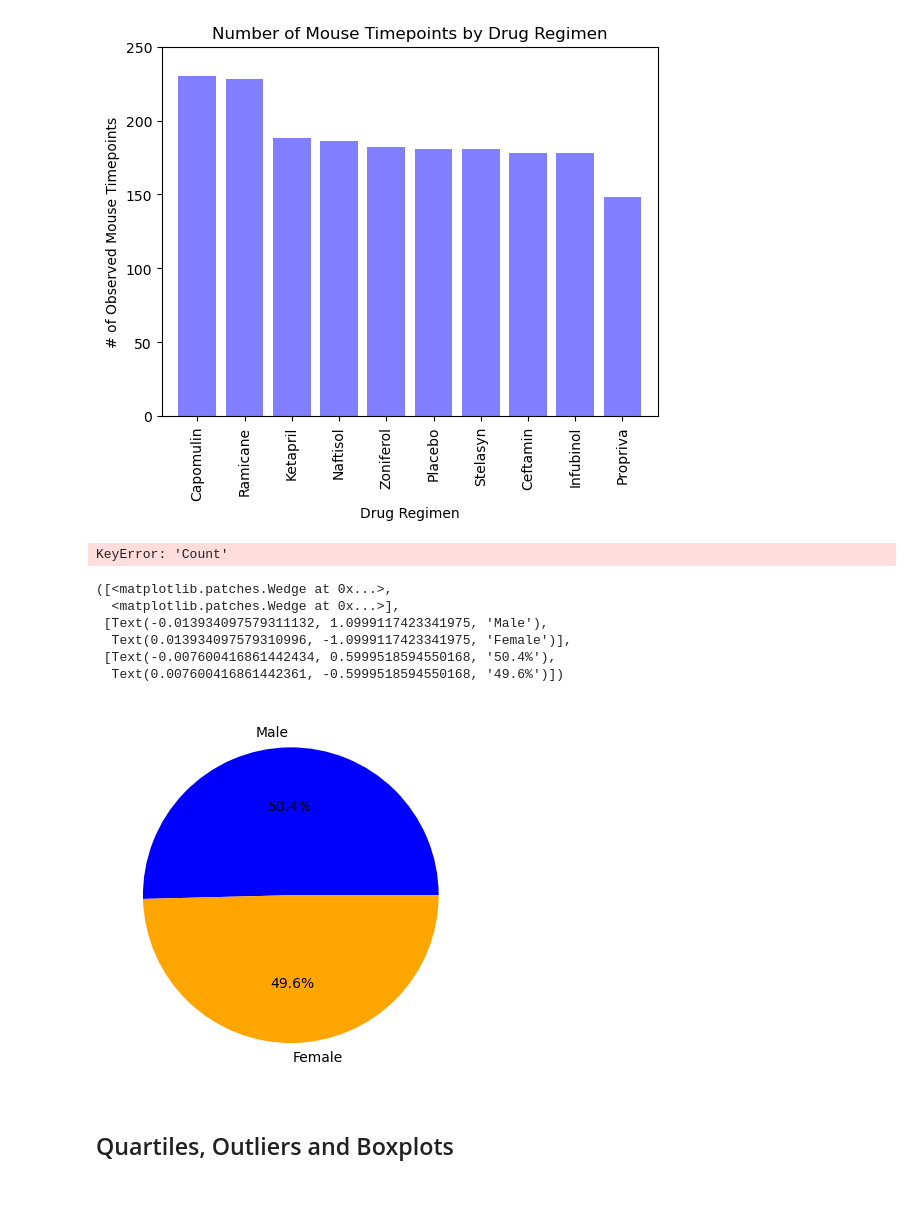
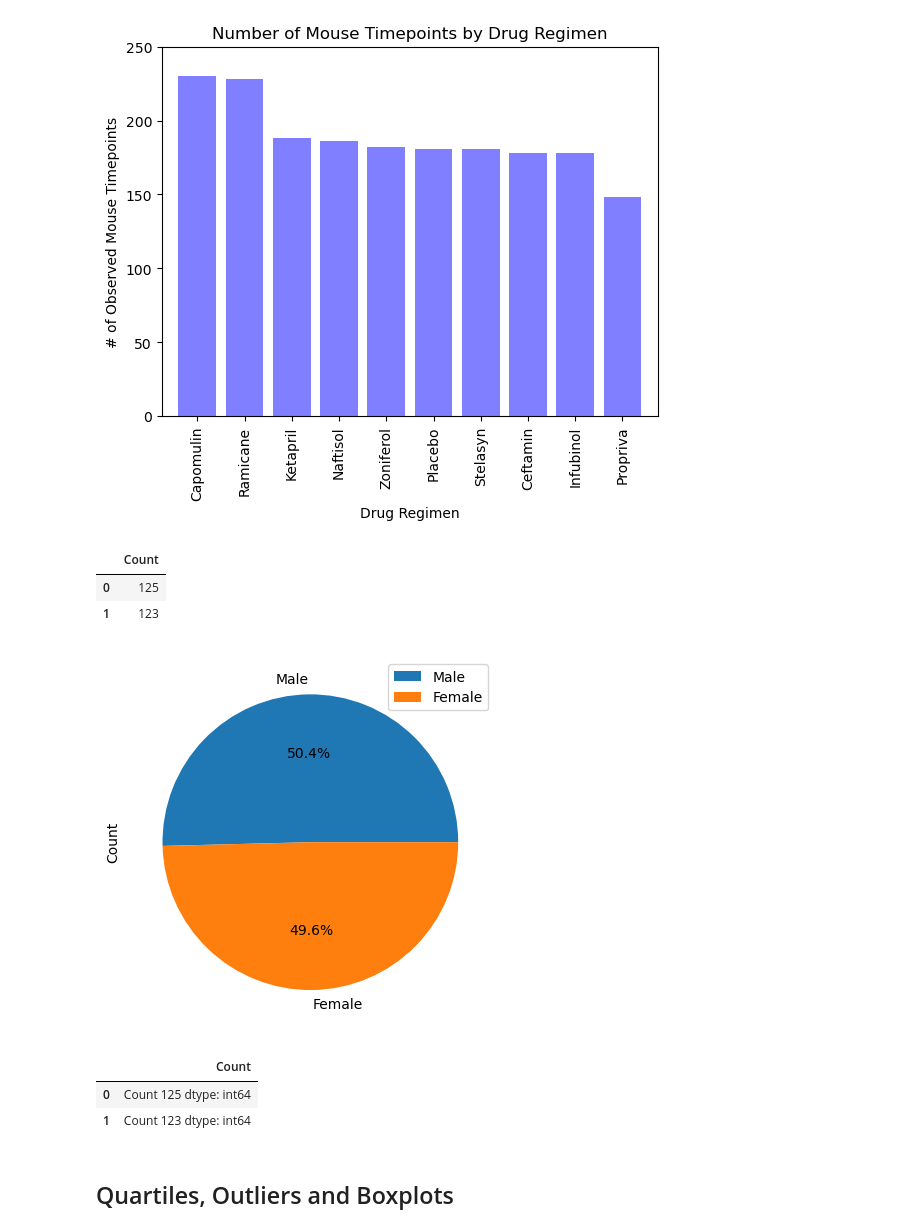
Before and after one commit to DidemBl/Module_5_challenge, a Jupyter notebook: pymaceuticals_notebook.ipynb, the cells around one changed output. Drawn from its saved outputs; the diff is of its cells as text; code cells hidden in the pictures; blank space fills up the shorter version.

```diff
--- a/pymaceuticals_notebook.ipynb
+++ b/pymaceuticals_notebook.ipynb
@@ -127,43 +127,49 @@ plt.show()
 # %%
 # Generate a pie chart, using Pandas, showing the distribution of unique female versus male mice used in the study
 
 mice_by_sex = cleaned_combined_df.groupby(["Mouse ID"])["Sex"].unique()
 mice_by_sex_df = pd.DataFrame({"Count": mice_by_sex})
 number_male = mice_by_sex_df.loc[mice_by_sex_df["Count"] == "Male"].count()
 number_male
 number_female = total_mice_cleaned - number_male
 number_female
-labels = ["Male","Female"]
-mice_by_sex_df = pd.DataFrame({"Male" : number_male ,
-                  "Female" : number_female})
 
+mice_by_sex_df = pd.DataFrame({"Count" : [int(number_male) , int(number_female)]})
+labels = ["Male", "Female"]
 mice_by_sex_df
-plot = mice_by_sex_df.plot(kind="pie",y = 'Count', labels=labels, color = ["blue", "orange"], autopct="%1.1f%%")
-plot
+plt = mice_by_sex_df.plot(kind="pie", y="Count", labels=labels, autopct='%1.1f%%')
+plt
+#plot = mice_by_sex_df.plot(kind="pie", y = , labels=labels, color = ["blue", "orange"], autopct="%1.1f%%")
+#plot
+mice_by_sex_df
 # %% [output]
-KeyError: 'Count'
+|  | Count |
+| 0 | 125 |
+| 1 | 123 |
+[figure, added]
 # %%
 # Generate a pie chart, using pyplot, showing the distribution of unique female versus male mice used in the study
-percentage_male = number_male / total_mice_cleaned * 100
-percentage_female = number_female / total_mice_cleaned * 100
-
+mice_by_sex = cleaned_combined_df.groupby(["Mouse ID"])["Sex"].unique()
+mice_by_sex_df = pd.DataFrame({"Count": mice_by_sex})
+number_male = mice_by_sex_df.loc[mice_by_sex_df["Count"] == "Male"].count()
+number_male
+number_female = total_mice_cleaned - number_male
+number_female
+mice_by_sex_df = pd.DataFrame({"Count" : [number_male, number_female]})
 # Make the pie chart
 labels = ["Male", "Female"]
-count = [int(number_male), int(number_female)]
+
 colors = ["blue","orange"]
-plot = plt.pie(count, labels=labels, colors=colors, autopct="%1.1f%%")
+plot = plt.pie(count,labels=labels, colors=colors, autopct="%1.1f%%")
+#plt.ylabel("count")
 plot
 # Get the unique mice with their gender
 
-
+mice_by_sex_df
 # Make the pie chart
 # %% [output]
-([<matplotlib.patches.Wedge at 0x...>,
-  <matplotlib.patches.Wedge at 0x...>],
- [Text(-0.013934097579311132, 1.0999117423341975, 'Male'),
-  Text(0.013934097579310996, -1.0999117423341975, 'Female')],
- [Text(-0.007600416861442434, 0.5999518594550168, '50.4%'),
-  Text(0.007600416861442361, -0.5999518594550168, '49.6%')])
-[figure, removed]
+|  | Count |
+| 0 | Count 125 dtype: int64 |
+| 1 | Count 123 dtype: int64 |
 # %% [markdown]
 ## Quartiles, Outliers and Boxplots
```
Also changed, not shown: parts of 2 cells of this notebook.
